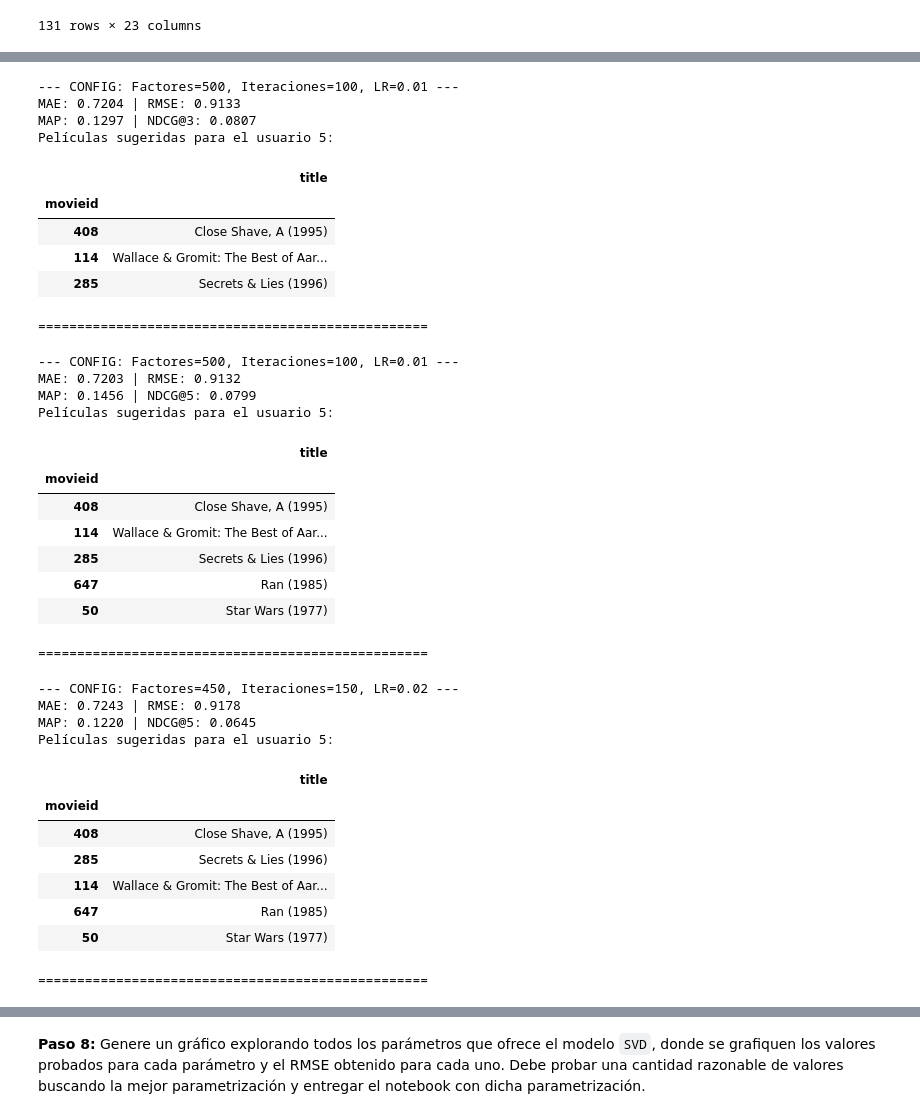
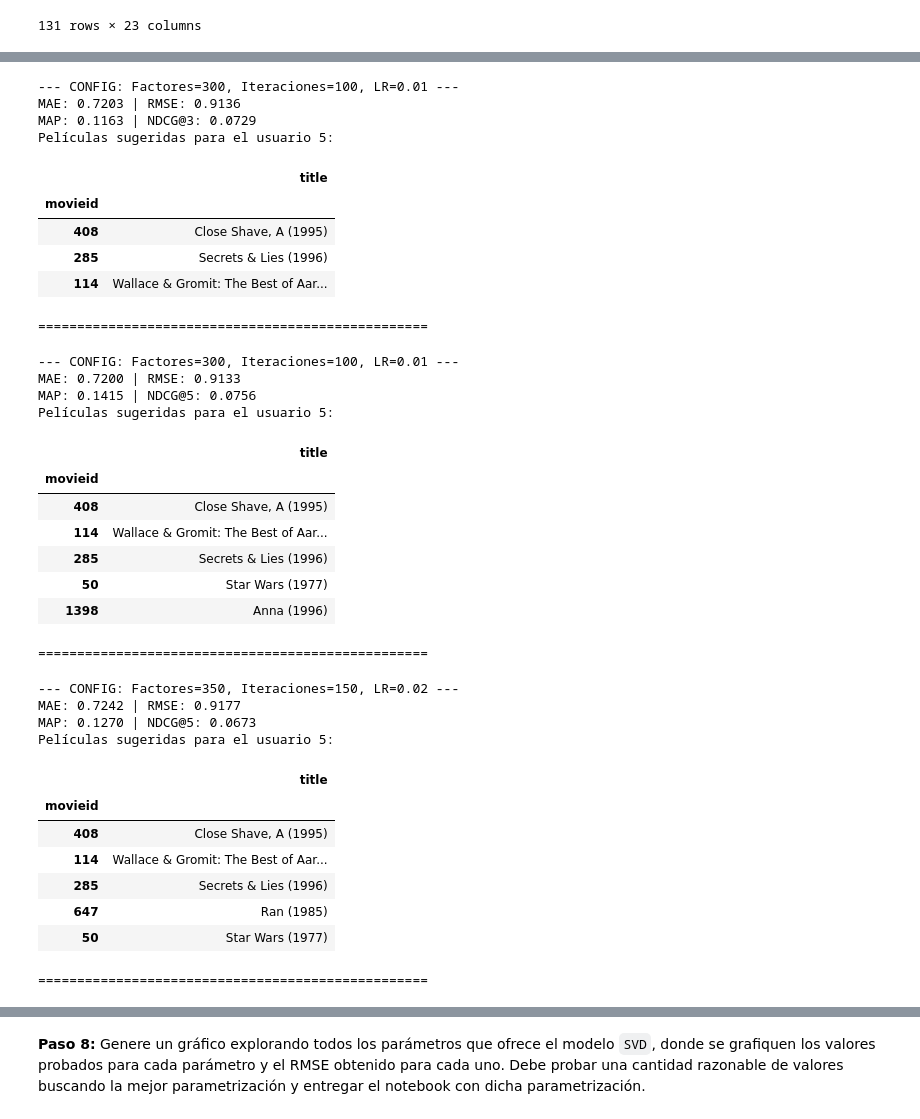
Before and after one commit to davidlealo/practicos_sisrec_2026, a Jupyter notebook: practico02/02_pyRecLab_FunkSVD_RESPUESTADLO.ipynb, the cells around one changed output, grey strips where cells are left out. Drawn from its saved outputs; the diff is of its cells as text; code cells hidden in the pictures.

```diff
--- a/practico02/02_pyRecLab_FunkSVD_RESPUESTADLO.ipynb
+++ b/practico02/02_pyRecLab_FunkSVD_RESPUESTADLO.ipynb
@@ -456,7 +456,7 @@ df_items.loc[user_df['itemid'].values]
 # %%
 # Cambios por top 3 de los ejercicios anteriores
 cambios = {
-    "factores": [350, 450, 500],
+    "factores": [300, 350, 450],
     "interacciones": [100, 150, 400],
     "learning_rate": [0.01, 0.02, 0.03]
 }
@@ -526,7 +526,7 @@ Películas sugeridas para el usuario 5:
 # %%
 # Cambios por top 1 de los ejercicios anteriores
 cambios = {
-    "factores": [500],
+    "factores": [300],
     "interacciones": [100],
     "learning_rate": [0.01]
 }
@@ -561,20 +561,20 @@ for f, it, lr in zip(cambios["factores"], cambios["interacciones"], cambios["lea
     display(df_items.loc[ranking][['title']])
     print("\n" + "="*50 + "\n")
 # %% [output]
---- CONFIG: Factores=500, Iteraciones=100, LR=0.01 ---
-MAE: 0.7204 | RMSE: 0.9133
-MAP: 0.1297 | NDCG@3: 0.0807
+--- CONFIG: Factores=300, Iteraciones=100, LR=0.01 ---
+MAE: 0.7203 | RMSE: 0.9136
+MAP: 0.1163 | NDCG@3: 0.0729
 Películas sugeridas para el usuario 5:
 |  | title |
 | movieid |  |
 | 408 | Close Shave, A (1995) |
+| 285 | Secrets & Lies (1996) |
 | 114 | Wallace & Gromit: The Best of Aar... |
-| 285 | Secrets & Lies (1996) |
 ==================================================
 # %%
 # Cambios por top 1 de los ejercicios anteriores
 cambios = {
-    "factores": [500],
+    "factores": [300],
     "interacciones": [100],
     "learning_rate": [0.01]
 }
@@ -588,45 +588,45 @@ for f, it, lr in zip(cambios["factores"], cambios["interacciones"], cambios["lea
     svd = pyreclab.SVD(dataset='u2.base', dlmchar=b'\t', header=False, usercol=0, itemcol=1, ratingcol=2)
     svd.train(factors=f, maxiter=it, lr=lr, lamb=0.1)
 
 
     predlist, mae, rmse = svd.test(input_file='u2.test', dlmchar=b'\t', header=False, usercol=0, itemcol=1, ratingcol=2)
 
 
     recommendList, maprec, ndcg = svd.testrec(input_file='u2.test', dlmchar=b'\t', header=False,
                                              usercol=0, itemcol=1, ratingcol=2,
                                              topn=top_n, relevance_threshold=2, includeRated=False)
 
 
     ranking = [int(r) for r in svd.recommend(str(user_id), top_n, includeRated=False)]
 
 
     print(f"--- CONFIG: Factores={f}, Iteraciones={it}, LR={lr} ---")
     print(f"MAE: {mae:.4f} | RMSE: {rmse:.4f}")
     print(f"MAP: {maprec:.4f} | NDCG@{top_n}: {ndcg:.4f}")
     print(f"Películas sugeridas para el usuario {user_id}:")
 
     # Mostrar los tres títulos principales
     display(df_items.loc[ranking][['title']])
     print("\n" + "="*50 + "\n")
 # %% [output]
---- CONFIG: Factores=500, Iteraciones=100, LR=0.01 ---
-MAE: 0.7203 | RMSE: 0.9132
-MAP: 0.1456 | NDCG@5: 0.0799
+--- CONFIG: Factores=300, Iteraciones=100, LR=0.01 ---
+MAE: 0.7200 | RMSE: 0.9133
+MAP: 0.1415 | NDCG@5: 0.0756
 Películas sugeridas para el usuario 5:
 |  | title |
 | movieid |  |
 | 408 | Close Shave, A (1995) |
 | 114 | Wallace & Gromit: The Best of Aar... |
 | 285 | Secrets & Lies (1996) |
-| 647 | Ran (1985) |
 | 50 | Star Wars (1977) |
+| 1398 | Anna (1996) |
 ==================================================
 # %%
 # Cambios por top 2 de los ejercicios anteriores
 cambios = {
-    "factores": [450],
+    "factores": [350],
     "interacciones": [150],
-    "learning_rate": [0.05]
+    "learning_rate": [0.02]
 }
 
 top_n = 5
@@ -659,15 +659,15 @@ for f, it, lr in zip(cambios["factores"], cambios["interacciones"], cambios["lea
     display(df_items.loc[ranking][['title']])
     print("\n" + "="*50 + "\n")
 # %% [output]
---- CONFIG: Factores=450, Iteraciones=150, LR=0.02 ---
-MAE: 0.7243 | RMSE: 0.9178
-MAP: 0.1220 | NDCG@5: 0.0645
+--- CONFIG: Factores=350, Iteraciones=150, LR=0.02 ---
+MAE: 0.7242 | RMSE: 0.9177
+MAP: 0.1270 | NDCG@5: 0.0673
 Películas sugeridas para el usuario 5:
 |  | title |
 | movieid |  |
 | 408 | Close Shave, A (1995) |
+| 114 | Wallace & Gromit: The Best of Aar... |
 | 285 | Secrets & Lies (1996) |
-| 114 | Wallace & Gromit: The Best of Aar... |
 | 647 | Ran (1985) |
 | 50 | Star Wars (1977) |
 ==================================================
```
Also changed, not shown: parts of 20 cells of this notebook.
